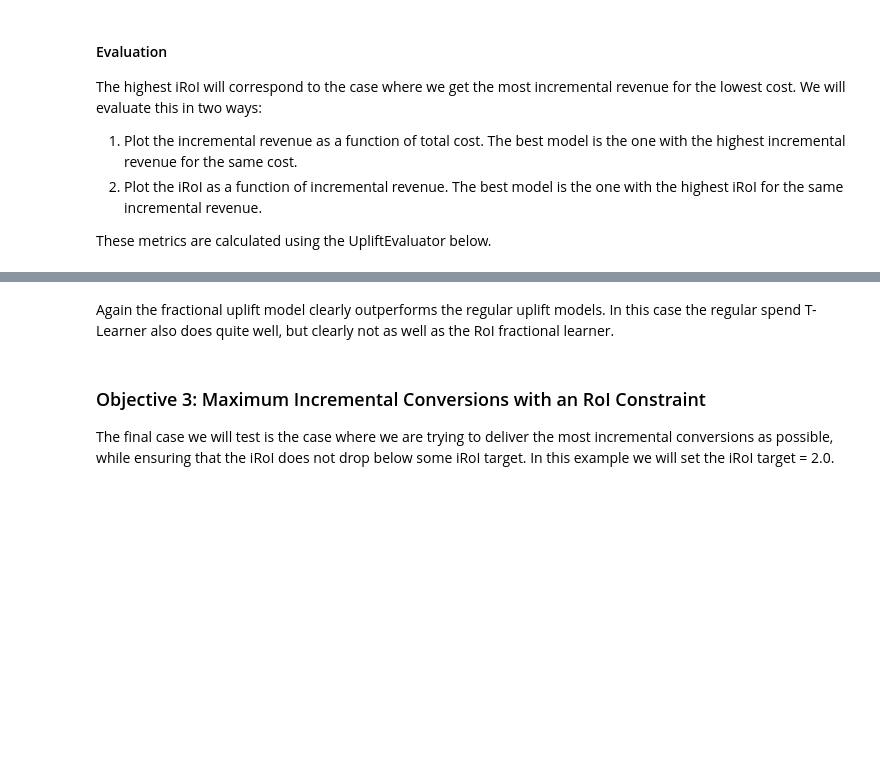
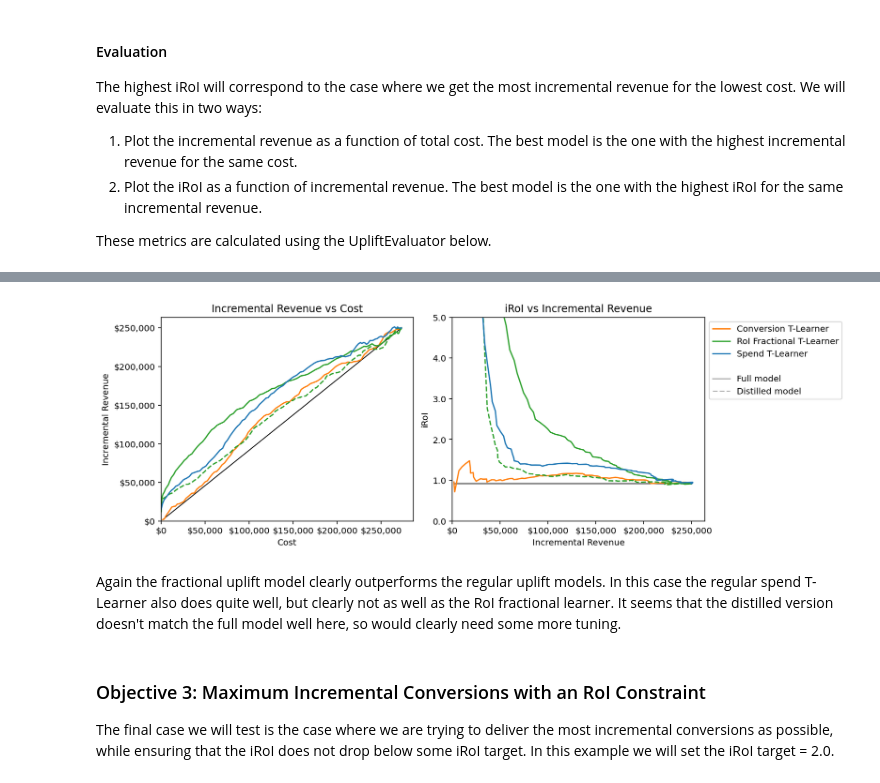
Before and after one commit to google-marketing-solutions/fractional_uplift, a Jupyter notebook: examples/end_to_end_example.ipynb, the cells around one changed output, grey strips where cells are left out. Saved outputs shown, nothing was run; the diff lists cells and outputs as text; code cells hidden in the pictures; blank space fills up the shorter version.

```diff
--- a/examples/end_to_end_example.ipynb
+++ b/examples/end_to_end_example.ipynb
@@ -569,7 +579,10 @@ models = {
 
 results = evaluator.evaluate(criteo.test_data, score_cols=list(models.keys()))
 
-rev_plot = plot_cumulative_incrementality(
+fig, axs = plt.subplots(ncols=2, figsize=(12, 4), constrained_layout=True)
+
+plot_cumulative_incrementality(
+    axs[0],
     results,
     title="Incremental Revenue vs Cost",
     model_names=models,
@@ -577,21 +590,27 @@ rev_plot = plot_cumulative_incrementality(
     y_col="spend__inc_cum",
     x_label="Cost",
     y_label="Incremental Revenue",
-    x_format="$f",
-    y_format="$f"
+    x_format="${:,.0f}",
+    y_format="${:,.0f}",
+    show_legend=False,
+    x_lim=[0, None],
+    y_lim=[0, None],
 )
 
-roi_plot = plot_cumulative_incrementality(
+plot_cumulative_incrementality(
+    axs[1],
     results,
-    title="RoI vs Incremental Revenue",
+    title="iRoI vs Incremental Revenue",
     model_names=models,
     x_col="spend__inc_cum",
     y_col="roi__inc_cum",
     x_label="Incremental Revenue",
-    y_label="RoI",
-    x_format="$f",
-    y_format="f"
+    y_label="iRoI",
+    x_format="${:,.0f}",
+    y_format="{:.1f}",
+    x_lim=[0, None],
+    y_lim=[0, 5]
 )
 
-rev_plot | roi_plot
+plt.show()
 # %% [output]
@@ -602,5 +617,6 @@ rev_plot | roi_plot
+[figure, added]
 # %% [markdown]
-Again the fractional uplift model clearly outperforms the regular uplift models. In this case the regular spend T-Learner also does quite well, but clearly not as well as the RoI fractional learner.
+Again the fractional uplift model clearly outperforms the regular uplift models. In this case the regular spend T-Learner also does quite well, but clearly not as well as the RoI fractional learner. It seems that the distilled version doesn't match the full model well here, so would clearly need some more tuning.
 # %% [markdown]
 ### Objective 3: Maximum Incremental Conversions with an RoI Constraint
 
```
Also changed, not shown: parts of 21 cells of this notebook.
